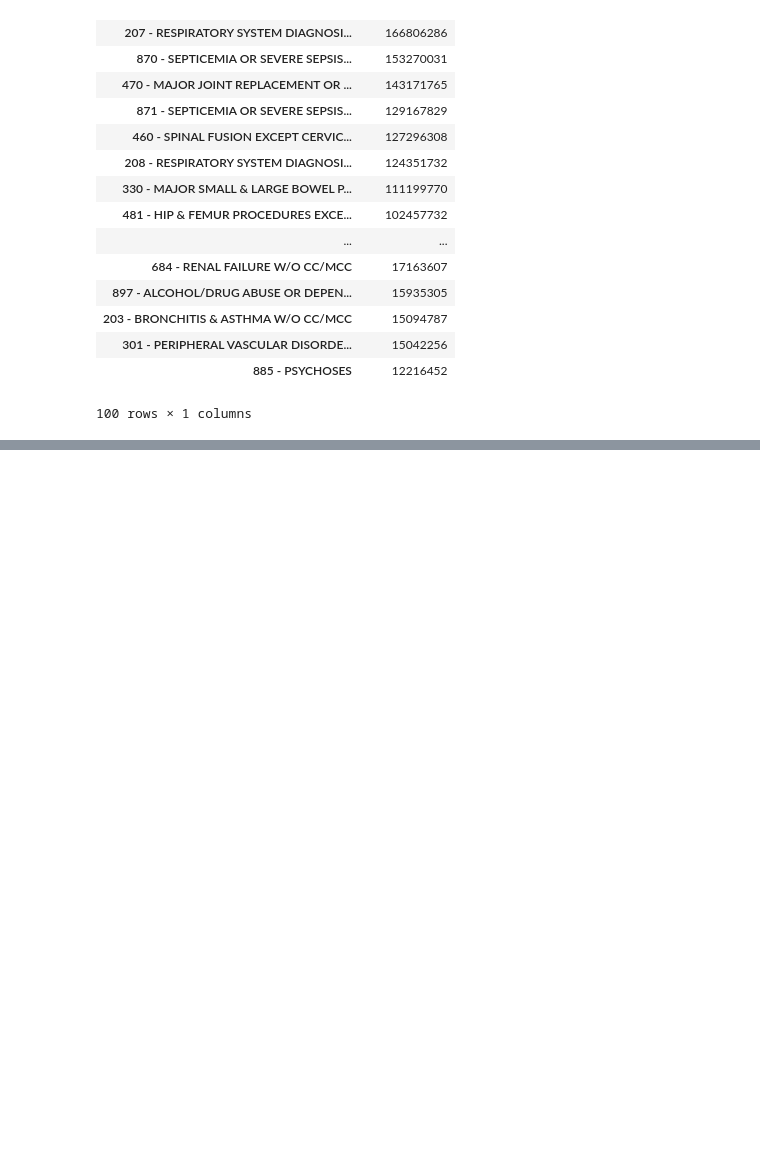
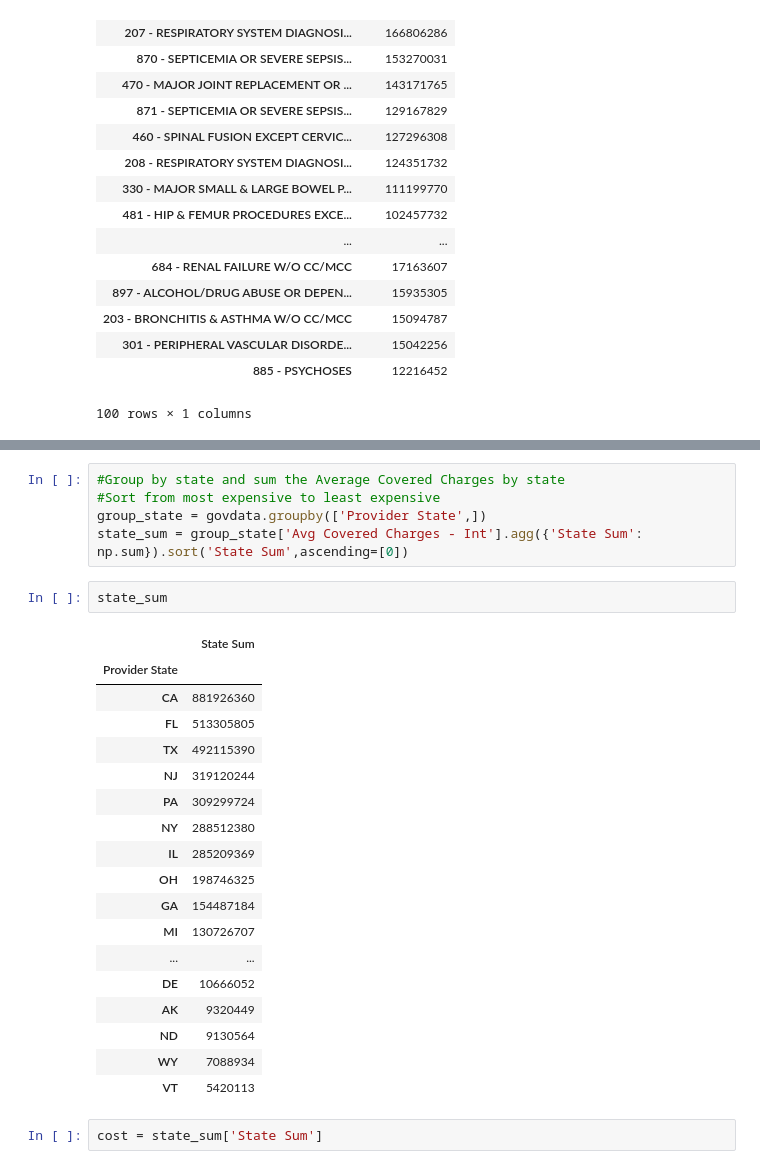
Before and after one commit to MaryLvV/NightFour, a Jupyter notebook: HealthData 9.28.2015 Chris Sneed.ipynb, the cells around one changed output, grey strips where cells are left out. Cells and saved outputs as stored; diff of their text form; blank space fills up the shorter version.

```diff
--- a/HealthData 9.28.2015 Chris Sneed.ipynb
+++ b/HealthData 9.28.2015 Chris Sneed.ipynb
@@ -184,3 +202,31 @@ show(p)
 # %% [output]
 [interactive output not drawn]
 [interactive output not drawn]
+# %%
+#Group by state and sum the Average Covered Charges by state
+#Sort from most expensive to least expensive
+group_state = govdata.groupby(['Provider State',])
+state_sum = group_state['Avg Covered Charges - Int'].agg({'State Sum': np.sum}).sort('State Sum',ascending=[0])
+# %%
+state_sum
+# %% [output]
+|  | State Sum |
+| Provider State |  |
+| CA | 881926360 |
+| FL | 513305805 |
+| TX | 492115390 |
+| NJ | 319120244 |
+| PA | 309299724 |
+| NY | 288512380 |
+| IL | 285209369 |
+| OH | 198746325 |
+| GA | 154487184 |
+| MI | 130726707 |
+| ... | ... |
+| DE | 10666052 |
+| AK | 9320449 |
+| ND | 9130564 |
+| WY | 7088934 |
+| VT | 5420113 |
+# %%
+cost = state_sum['State Sum']
```
Also changed, not shown: parts of 7 cells of this notebook.
